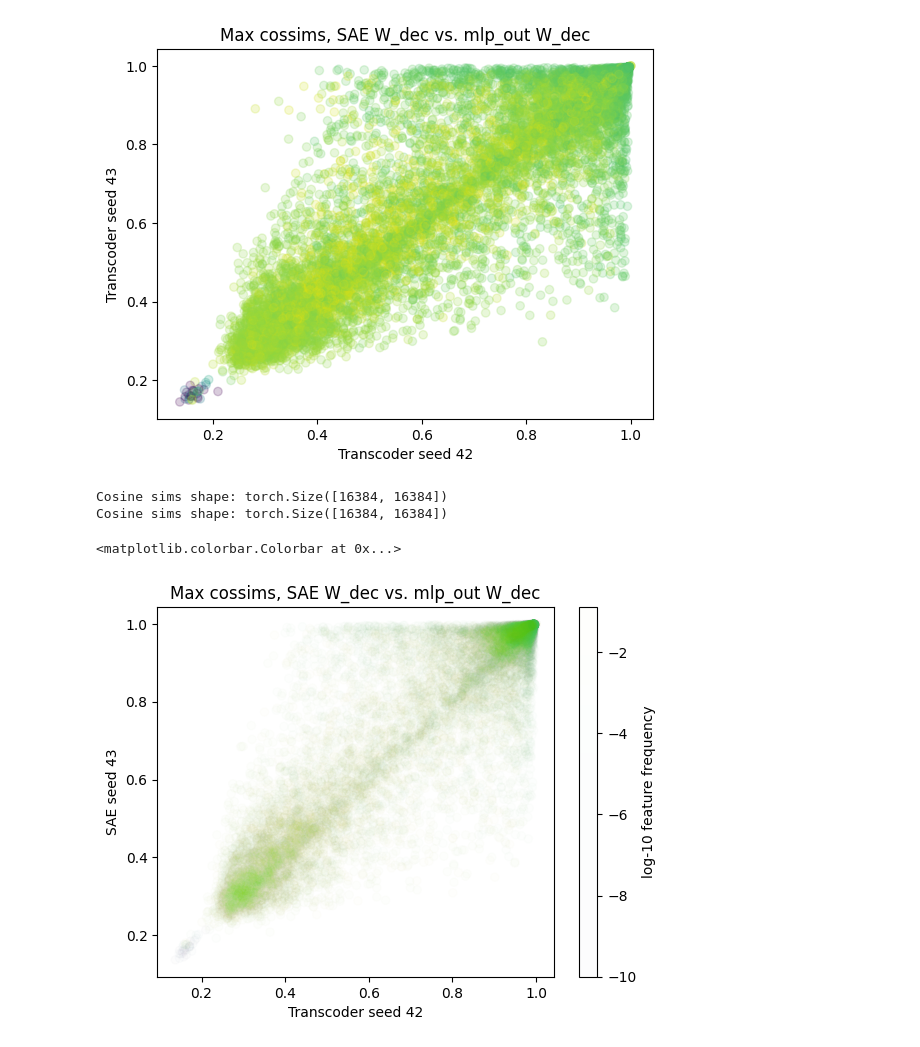
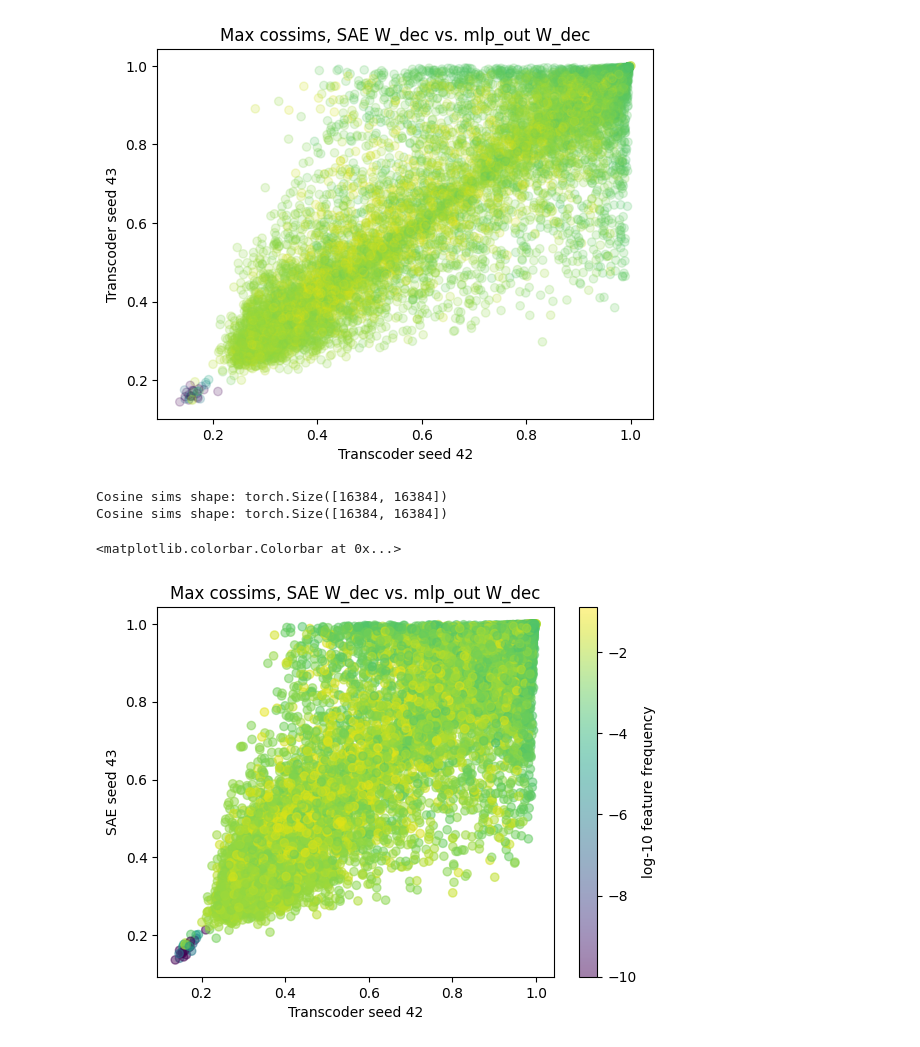
Before and after one commit to pchlenski/mlp_linearization, a Jupyter notebook: notebooks/9_transcoder_weights_2.ipynb, the cells around one changed output. Cells and saved outputs as stored; diff of their text form; code cells hidden in the pictures.

```diff
--- a/notebooks/9_transcoder_weights_2.ipynb
+++ b/notebooks/9_transcoder_weights_2.ipynb
@@ -87,7 +87,7 @@ def get_top_cossims(mat1, mat2, auto_transpose=True, auto_direction=True, return
     elif mat1 is mat2:
         return (cossims - torch.eye(cossims.shape[0]).to(device)).max(dim=max_dim).values
     else:
-        return cossims.max(dim=1).values
+        return cossims.max(dim=max_dim).values
 
 
 # Example
@@ -263,18 +250,18 @@ Text(0.5, 1.0, 'Max cossims, SAE W_dec vs. mlp_out W_dec')
 # %%
 # Max cosine sim with two different SAEs:
 
 mtx_name = "W_dec"
 
-cs1 = get_top_cossims(s_a["mlp_out"][mtx_name], s_a["transcoder"][mtx_name], max_dim=0)
-cs2 = get_top_cossims(s_a["mlp_out"][mtx_name], s_b["mlp_out"][mtx_name], max_dim=0)
+cs1 = get_top_cossims(s_a["mlp_out"][mtx_name], s_a["transcoder"][mtx_name], max_dim=1)
+cs2 = get_top_cossims(s_a["mlp_out"][mtx_name], s_b["mlp_out"][mtx_name], max_dim=1)
 
-plt.scatter(cs1.cpu().numpy(), cs2.cpu().numpy(), alpha=0.01, c=s_a["mlp_out"]["sparsity"])
+plt.scatter(cs1.cpu().numpy(), cs2.cpu().numpy(), alpha=0.5, c=s_a["mlp_out"]["sparsity"])
 plt.xlabel("Transcoder seed 42")
 plt.ylabel("SAE seed 43")
 plt.title(f"Max cossims, SAE {mtx_name} vs. mlp_out {mtx_name}")
 plt.colorbar(label="log-10 feature frequency")
 # %% [output]
 Cosine sims shape: torch.Size([16384, 16384])
 Cosine sims shape: torch.Size([16384, 16384])
 <matplotlib.colorbar.Colorbar at 0x...>
-[figure, old version]
+[figure, new version]
```
Also changed, not shown: parts of 1 cell of this notebook, 2 other files.
